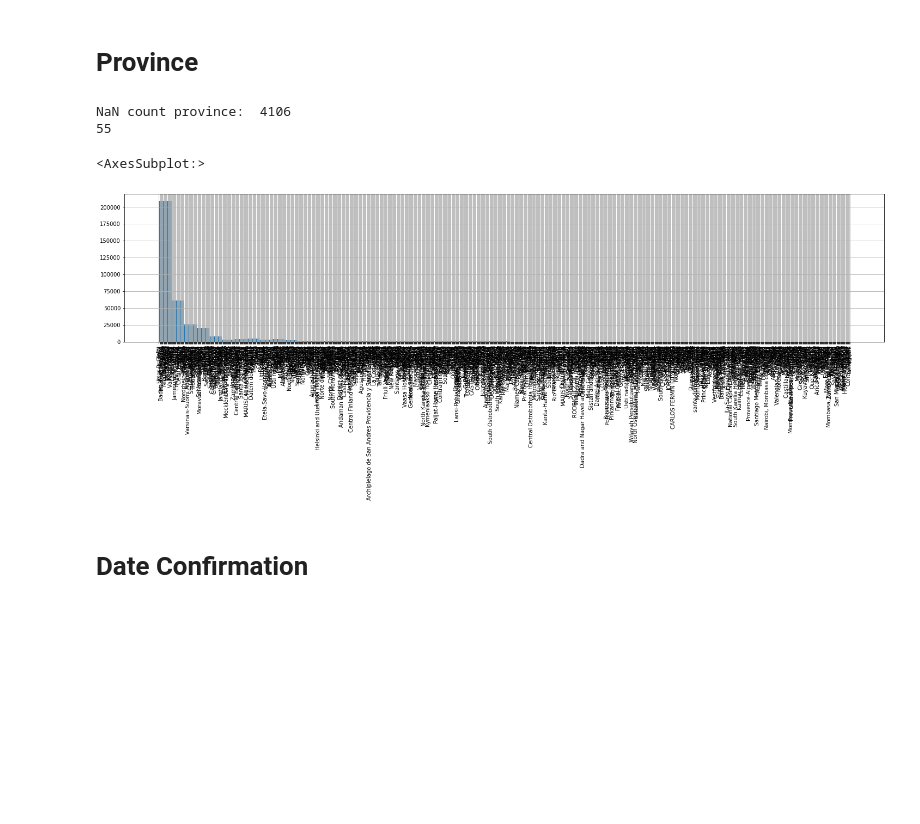
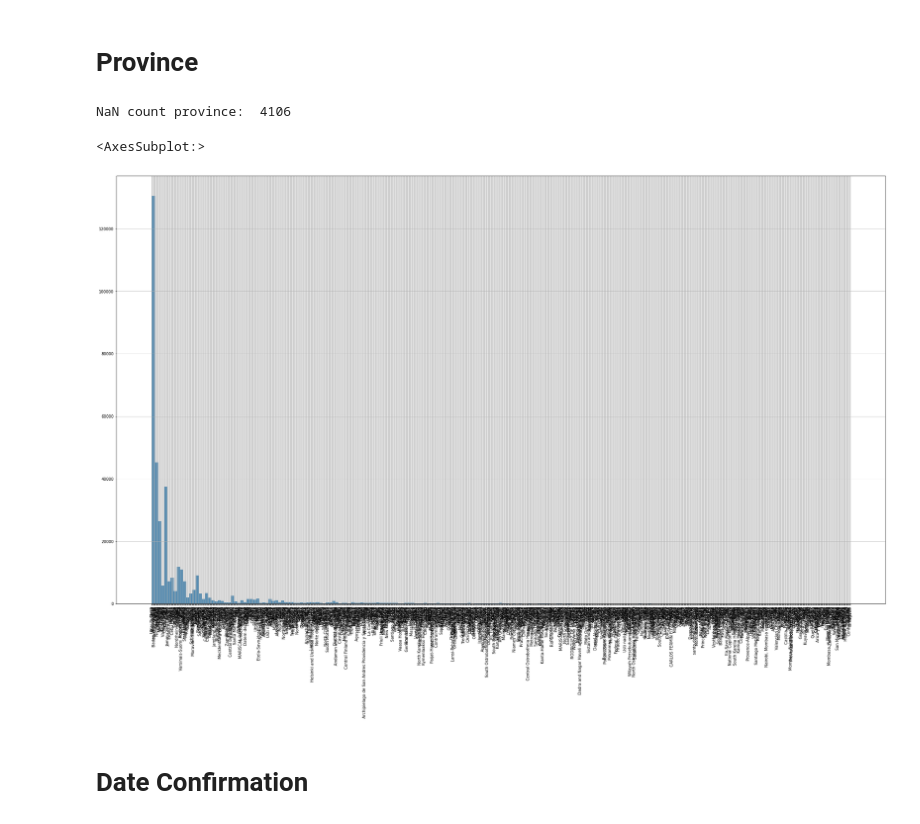
Before and after one commit to zubayerkader/CMPT459_Project, a Jupyter notebook: code/src/eda.ipynb, the cells around one changed output. Saved outputs shown, nothing was run; the diff lists cells and outputs as text; code cells hidden in the pictures; blank space fills up the shorter version.

```diff
--- a/code/src/eda.ipynb
+++ b/code/src/eda.ipynb
@@ -148,16 +148,15 @@ NaN count country:  18
 # %%
 province = cases_train.province
 nan_count = province.isna().sum()
 print ("NaN count province: ", nan_count)
 province = province.dropna()
-unique = int(province.unique().shape[0] / 20)
-print (unique)
-province.hist(bins = unique, xrot= 90, figsize= (25,5))
+unique = int(province.unique().shape[0] / 5)
+# print (unique)
+province.hist(bins = unique, xrot= 90, figsize= (35,20))
 # %% [output]
 NaN count province:  4106
-55
 <AxesSubplot:>
-[figure, old version]
+[figure, new version]
 # %% [markdown]
 <h1> Date Confirmation </h1>
 # %%
```
Also changed, not shown: parts of 1 cell of this notebook, 7 other files.
